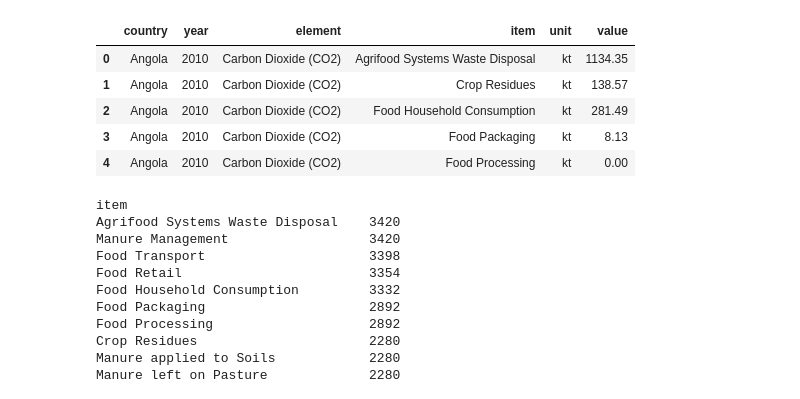
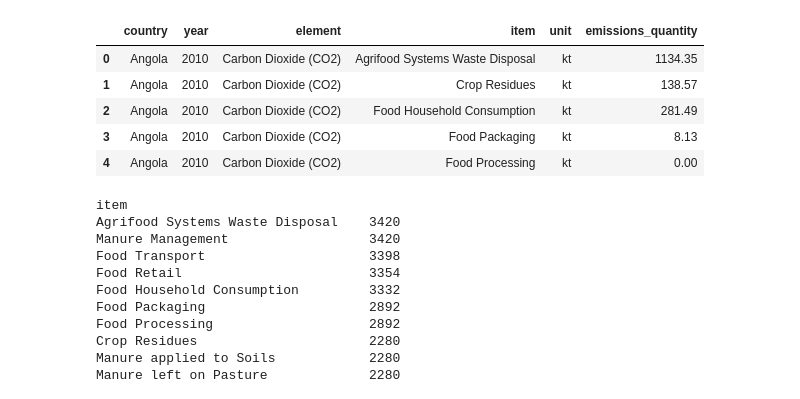
Before and after one commit to AlexRibeiro95/Project_FoodWaste, a Jupyter notebook: EDA/Main.ipynb, the cells around one changed output. Cells and saved outputs as stored; diff of their text form; code cells hidden in the pictures.

```diff
--- a/EDA/Main.ipynb
+++ b/EDA/Main.ipynb
@@ -1,21 +1,25 @@
 # %%
 #Import relevant libraries for data analysis
 
 import pandas as pd
 import numpy as np
 import matplotlib.pyplot as plt
 import seaborn as sns
 import plotly.express as px
 
 
 emissions_df = pd.read_csv('/Users/alexandreribeiro/Desktop/Emissions_dataset.csv')
 foodwaste_df = pd.read_csv('/Users/alexandreribeiro/Desktop/Food-Waste_dataset.csv')
 
-#Check the first 5 rows of the emissions dataset
+#Change column value to emissions_quantity
+
+emissions_df.rename(columns={'value':'emissions_quantity'}, inplace=True)
+
+#Check the first 5 rows of the food waste dataset
 
 emissions_df.head()
 # %% [output]
-|  | country | year | element | item | unit | value |
+|  | country | year | element | item | unit | emissions_quantity |
 | 0 | Angola | 2010 | Carbon Dioxide (CO2) | Agrifood Systems Waste Disposal | kt | 1134.35 |
 | 1 | Angola | 2010 | Carbon Dioxide (CO2) | Crop Residues | kt | 138.57 |
 | 2 | Angola | 2010 | Carbon Dioxide (CO2) | Food Household Consumption | kt | 281.49 |
```
Also changed, not shown: parts of 17 cells of this notebook.
